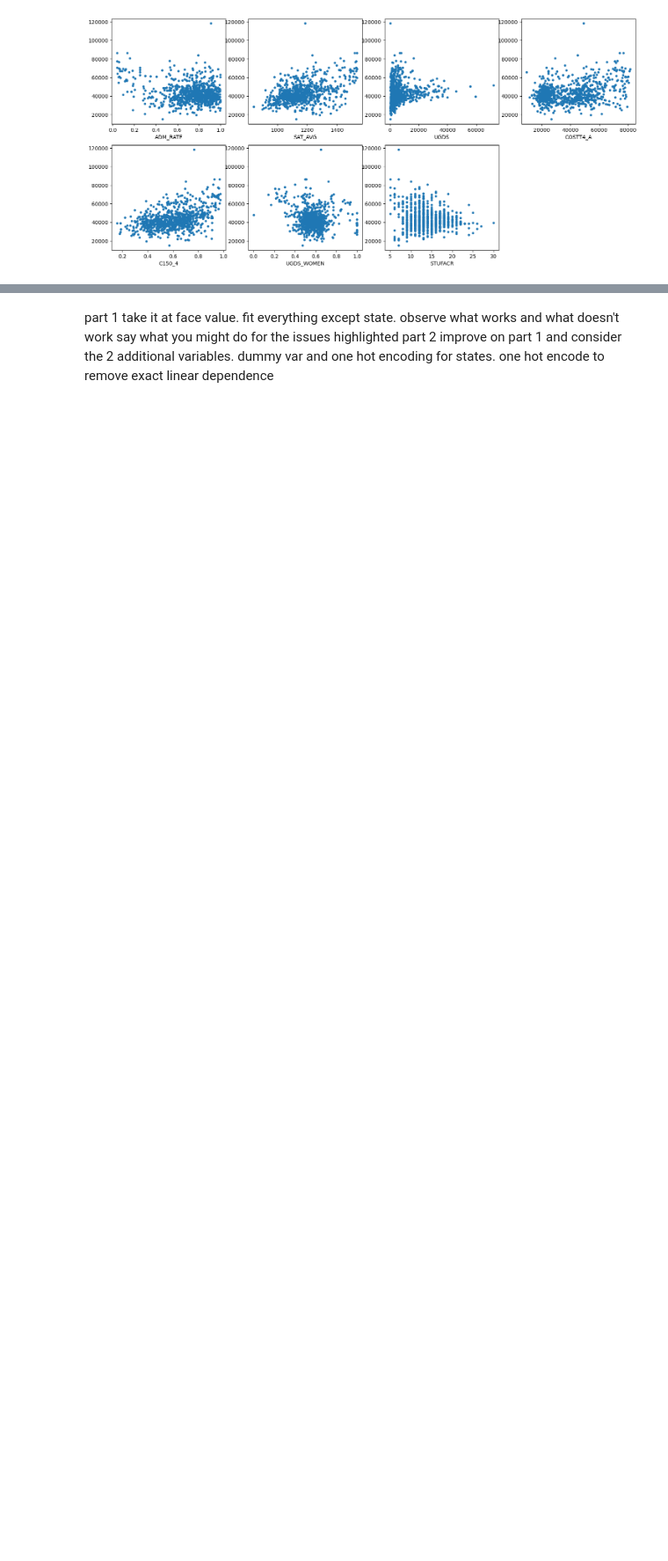
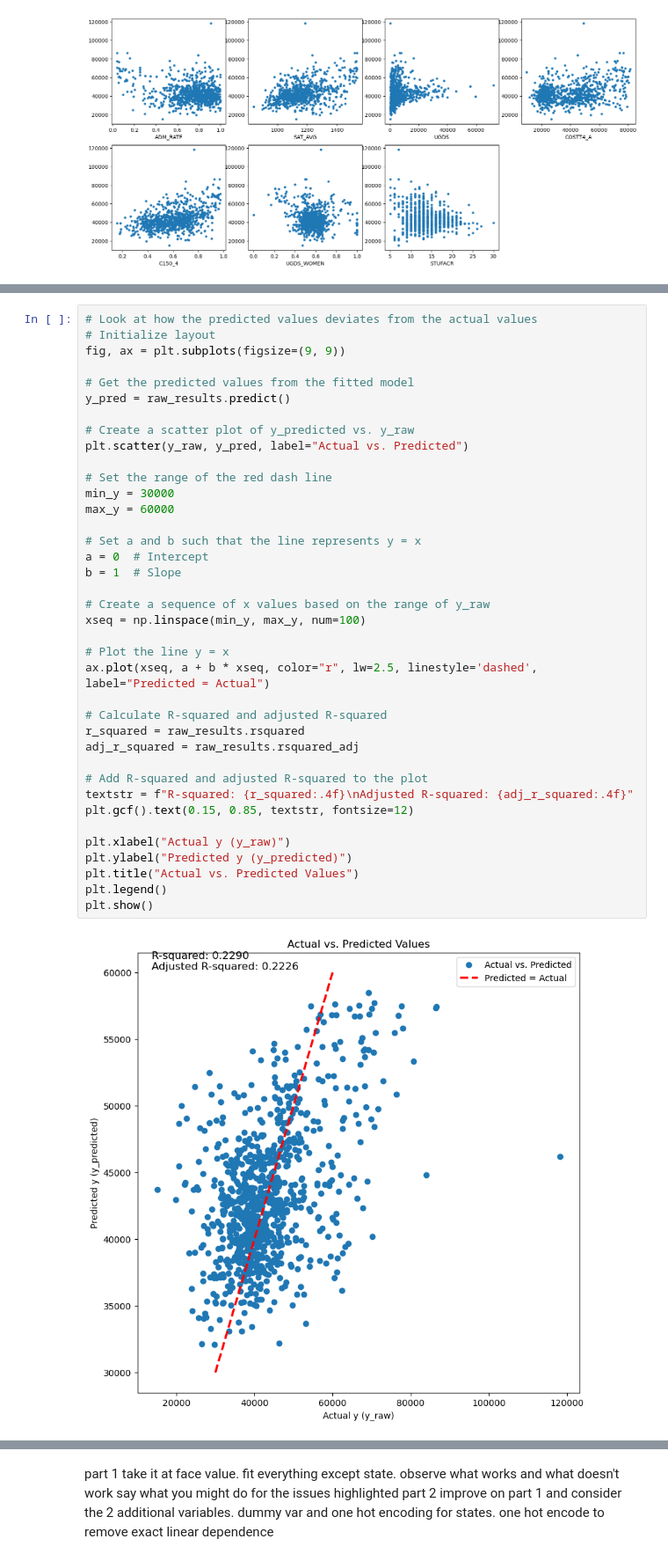
Before and after one commit to Luke-zm/Completed-Data-Courses-for-Masters, a Jupyter notebook: IND5003/take_home_exam/IND5003_THE_ZHONG_ZHIMING.ipynb, the cells around one changed output, grey strips where cells are left out. Shown at 88% size. Drawn from its saved outputs; the diff is of its cells as text; blank space fills up the shorter version.

```diff
--- a/IND5003/take_home_exam/IND5003_THE_ZHONG_ZHIMING.ipynb
+++ b/IND5003/take_home_exam/IND5003_THE_ZHONG_ZHIMING.ipynb
@@ -1252,0 +1273,40 @@ In summary, the Variance Inflation Factor (VIF) is a tool for identifying and qu
+# %%
+# Look at how the predicted values deviates from the actual values
+# Initialize layout
+fig, ax = plt.subplots(figsize=(9, 9))
+
+# Get the predicted values from the fitted model
+y_pred = raw_results.predict()
+
+# Create a scatter plot of y_predicted vs. y_raw
+plt.scatter(y_raw, y_pred, label="Actual vs. Predicted")
+
+# Set the range of the red dash line
+min_y = 30000
+max_y = 60000
+
+# Set a and b such that the line represents y = x
+a = 0  # Intercept
+b = 1  # Slope
+
+# Create a sequence of x values based on the range of y_raw
+xseq = np.linspace(min_y, max_y, num=100)
+
+# Plot the line y = x
+ax.plot(xseq, a + b * xseq, color="r", lw=2.5, linestyle='dashed', label="Predicted = Actual")
+
+# Calculate R-squared and adjusted R-squared
+r_squared = raw_results.rsquared
+adj_r_squared = raw_results.rsquared_adj
+
+# Add R-squared and adjusted R-squared to the plot
+textstr = f"R-squared: {r_squared:.4f}\nAdjusted R-squared: {adj_r_squared:.4f}"
+plt.gcf().text(0.15, 0.85, textstr, fontsize=12)
+
+plt.xlabel("Actual y (y_raw)")
+plt.ylabel("Predicted y (y_predicted)")
+plt.title("Actual vs. Predicted Values")
+plt.legend()
+plt.show()
+# %% [output]
+[figure, added]
```
Also changed, not shown: parts of 57 cells of this notebook.
